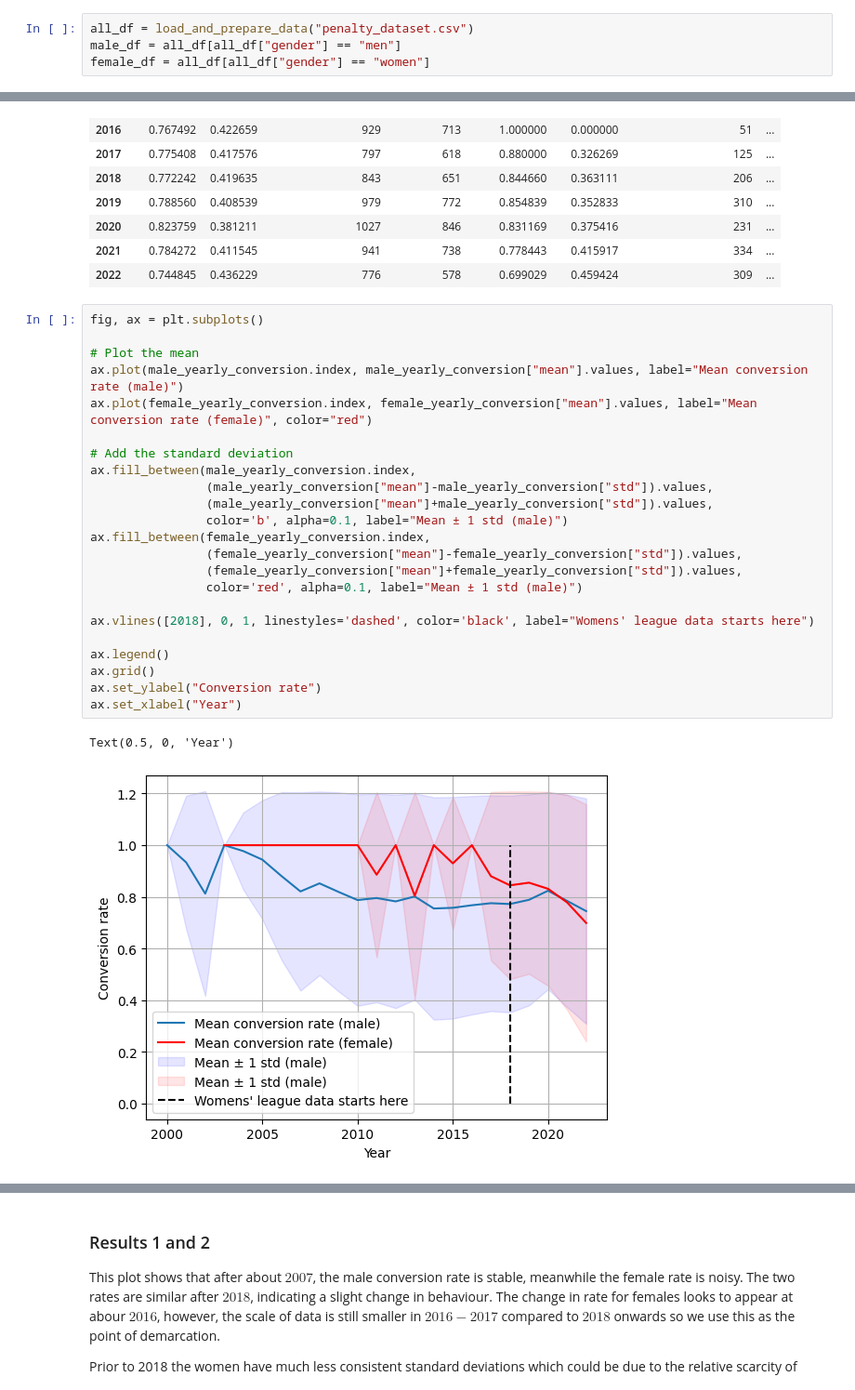
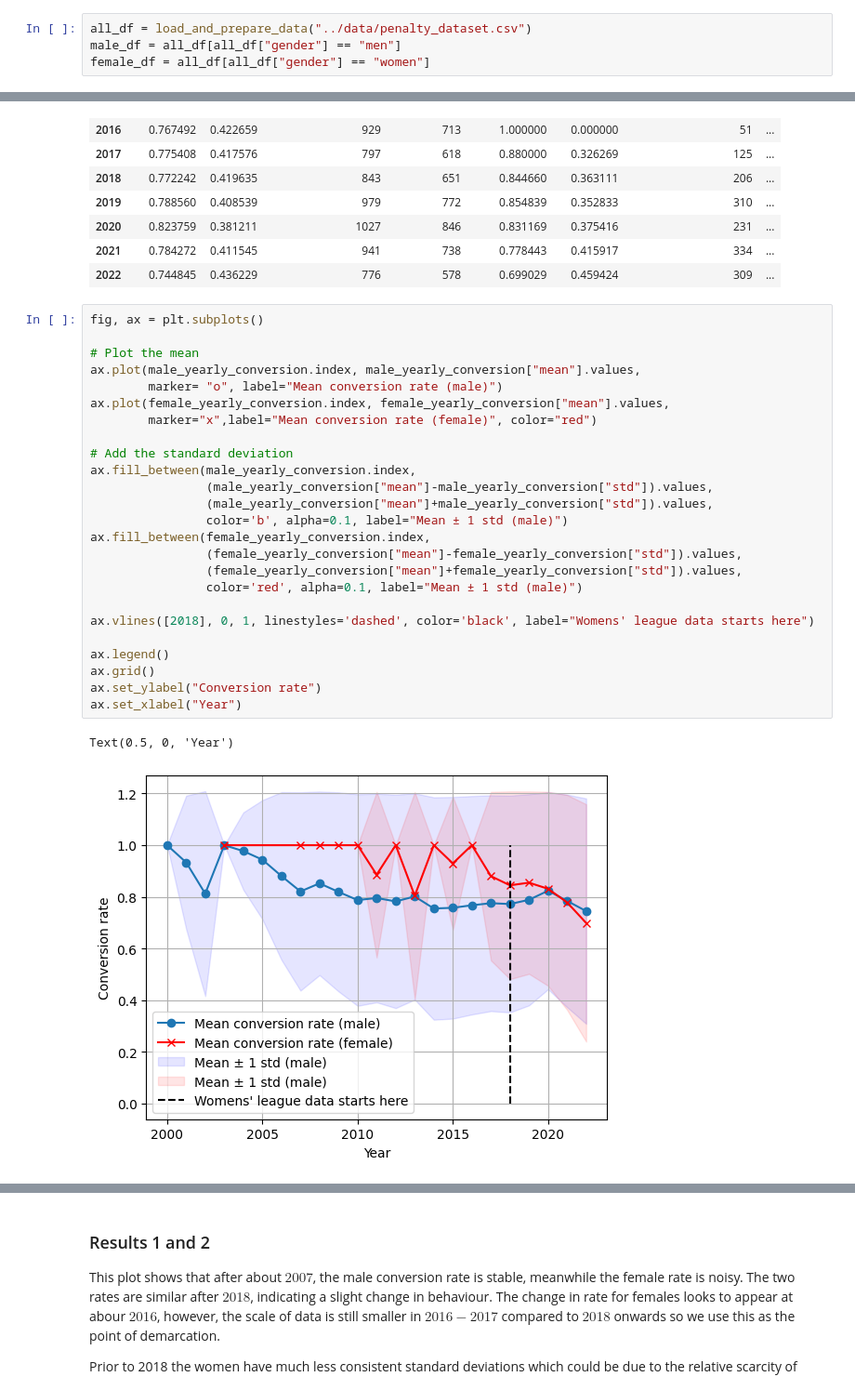
Before and after one commit to c-dickens/my-demos, a Jupyter notebook: notebooks/penalties_men_vs_women.ipynb, the cells around one changed output, grey strips where cells are left out. Shown at 93% size. Saved outputs shown, nothing was run; the diff lists cells and outputs as text.

```diff
--- a/notebooks/penalties_men_vs_women.ipynb
+++ b/notebooks/penalties_men_vs_women.ipynb
@@ -50,7 +50,7 @@ def get_yearly_conversion_table(df) -> pd.DataFrame:
     yearly_stats_df.columns = ["mean", "std", "num_penalties"]
     return pd.merge(yearly_stats_df, yearly_scored_df, on='year')
 # %%
-all_df = load_and_prepare_data("penalty_dataset.csv")
+all_df = load_and_prepare_data("../data/penalty_dataset.csv")
 male_df = all_df[all_df["gender"] == "men"]
 female_df = all_df[all_df["gender"] == "women"]
 # %%
@@ -85,26 +85,28 @@ Conversion rates by year split by gender:
 # %%
 fig, ax = plt.subplots()
 
 # Plot the mean
-ax.plot(male_yearly_conversion.index, male_yearly_conversion["mean"].values, label="Mean conversion rate (male)")
-ax.plot(female_yearly_conversion.index, female_yearly_conversion["mean"].values, label="Mean conversion rate (female)", color="red")
+ax.plot(male_yearly_conversion.index, male_yearly_conversion["mean"].values,
+        marker= "o", label="Mean conversion rate (male)")
+ax.plot(female_yearly_conversion.index, female_yearly_conversion["mean"].values,
+        marker="x",label="Mean conversion rate (female)", color="red")
 
 # Add the standard deviation
 ax.fill_between(male_yearly_conversion.index,
                 (male_yearly_conversion["mean"]-male_yearly_conversion["std"]).values,
                 (male_yearly_conversion["mean"]+male_yearly_conversion["std"]).values,
                 color='b', alpha=0.1, label="Mean ± 1 std (male)")
 ax.fill_between(female_yearly_conversion.index,
                 (female_yearly_conversion["mean"]-female_yearly_conversion["std"]).values,
                 (female_yearly_conversion["mean"]+female_yearly_conversion["std"]).values,
                 color='red', alpha=0.1, label="Mean ± 1 std (male)")
 
 ax.vlines([2018], 0, 1, linestyles='dashed', color='black', label="Womens' league data starts here")
 
 ax.legend()
 ax.grid()
 ax.set_ylabel("Conversion rate")
 ax.set_xlabel("Year")
 # %% [output]
 Text(0.5, 0, 'Year')
-[figure, old version]
+[figure, new version]
```
Also changed, not shown: parts of 1 cell of this notebook, 2 other files.
